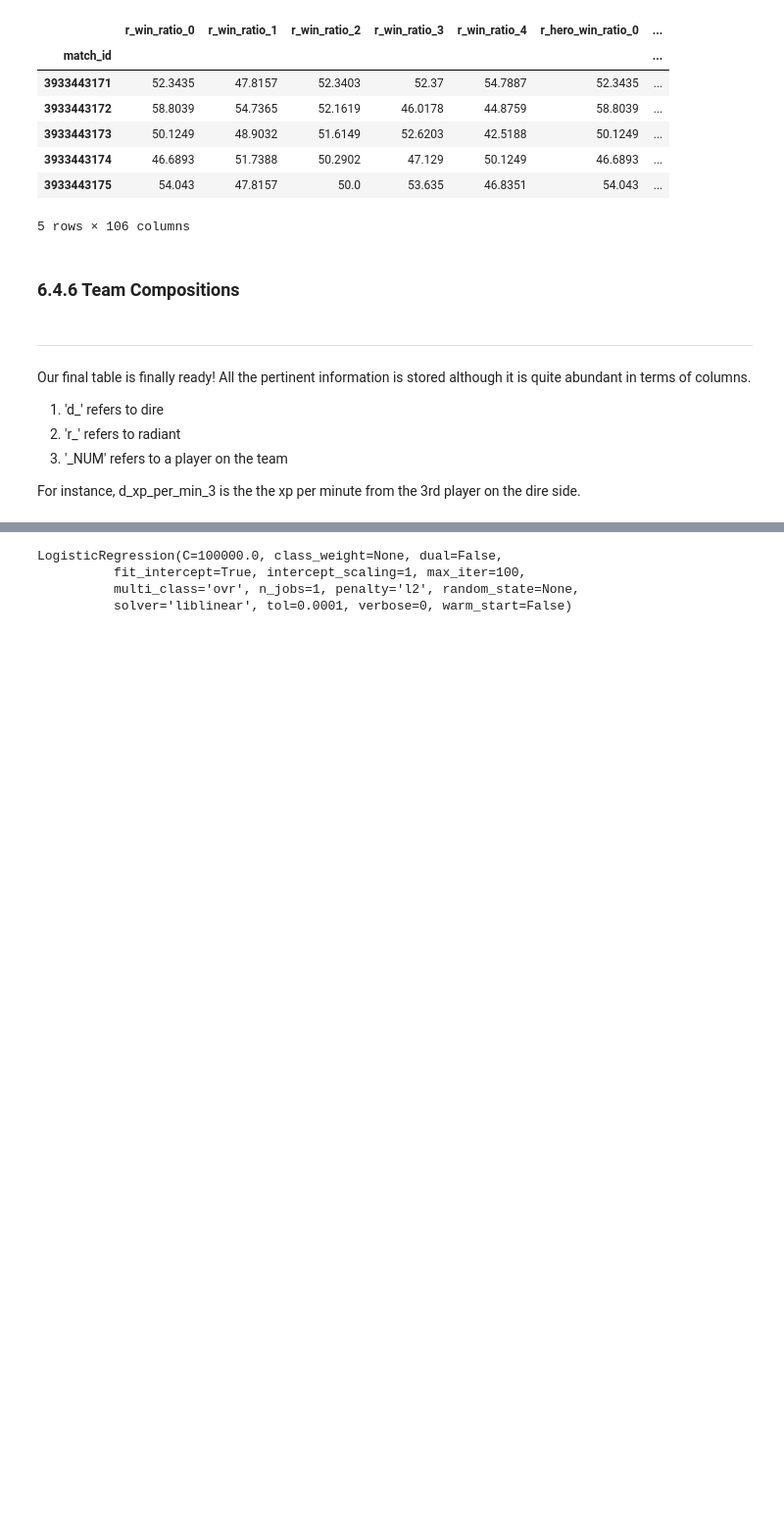
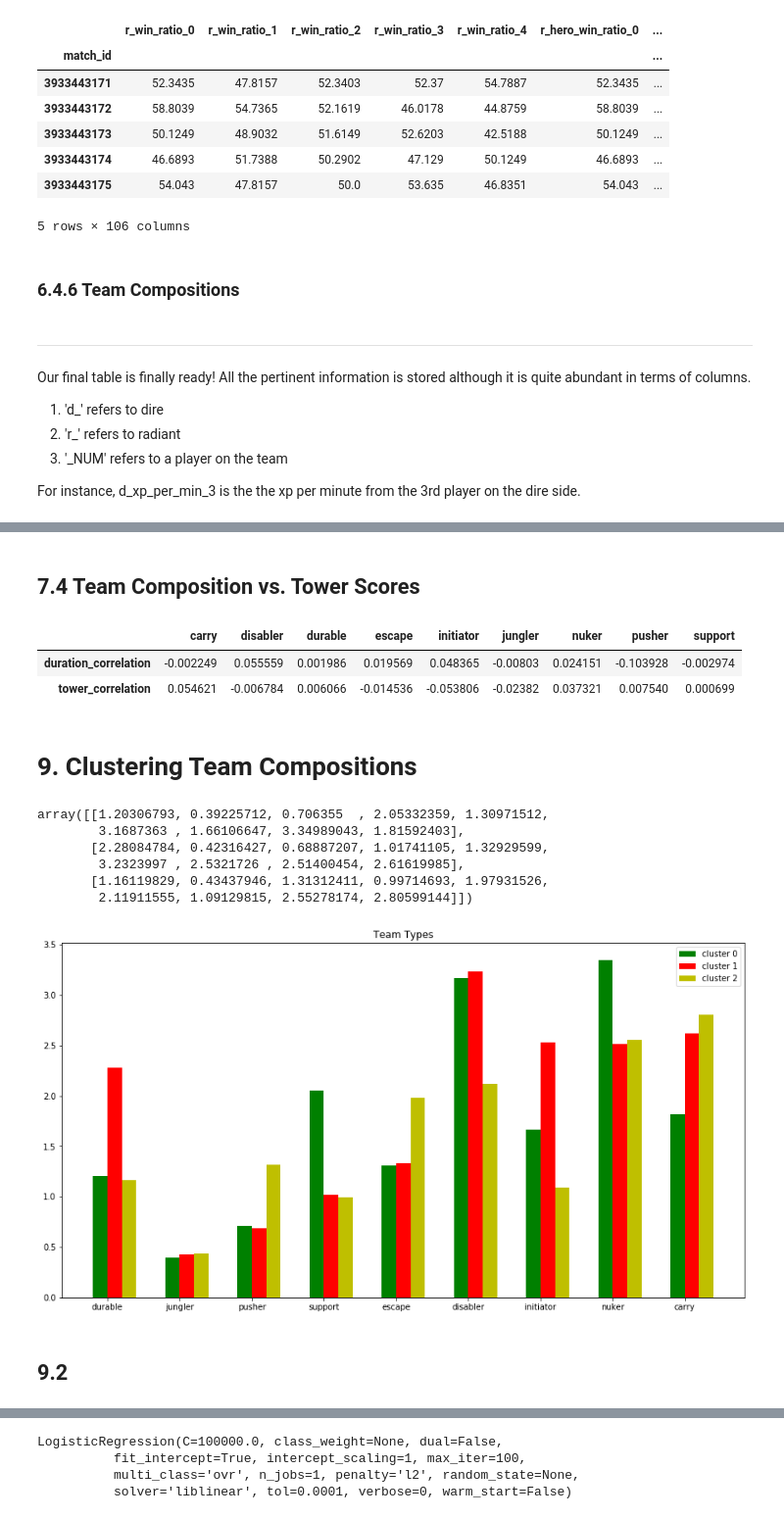
Before and after one commit to Samuel-Campbell/dota2, a Jupyter notebook: src/Dota2_Analysis.ipynb, the cells around one changed output, grey strips where cells are left out. Shown at 98% size. Saved outputs shown, nothing was run; the diff lists cells and outputs as text; code cells hidden in the pictures; blank space fills up the shorter version.

```diff
--- a/src/Dota2_Analysis.ipynb
+++ b/src/Dota2_Analysis.ipynb
@@ -1205,0 +1382,2 @@ import matplotlib.pyplot as plt
+# %% [markdown]
+## 7.4 Team Composition vs. Tower Scores
@@ -1205,0 +1421,47 @@ import matplotlib.pyplot as plt
+# %%
+pd.DataFrame(results).transpose()
+# %% [output]
+|  | carry | disabler | durable | escape | initiator | jungler | nuker | pusher | support |
+| duration_correlation | -0.002249 | 0.055559 | 0.001986 | 0.019569 | 0.048365 | -0.00803 | 0.024151 | -0.103928 | -0.002974 |
+| tower_correlation | 0.054621 | -0.006784 | 0.006066 | -0.014536 | -0.053806 | -0.02382 | 0.037321 | 0.007540 | 0.000699 |
+# %% [markdown]
+# 9. Clustering Team Compositions
+# %%
+from sklearn.cluster import KMeans
+X = training_df['radiant_comp_array'].tolist()
+X += training_df['dire_comp_array'].tolist()
+kmeans = KMeans(n_clusters=3, random_state=0).fit(X)
+kmeans.cluster_centers_
+# %% [output]
+array([[1.20306793, 0.39225712, 0.706355  , 2.05332359, 1.30971512,
+        3.1687363 , 1.66106647, 3.34989043, 1.81592403],
+       [2.28084784, 0.42316427, 0.68887207, 1.01741105, 1.32929599,
+        3.2323997 , 2.5321726 , 2.51400454, 2.61619985],
+       [1.16119829, 0.43437946, 1.31312411, 0.99714693, 1.97931526,
+        2.11911555, 1.09129815, 2.55278174, 2.80599144]])
+# %%
+with open('data/role_bits.json') as f:
+    role_bits = json.load(f)
+
+X = list(role_bits['role'].keys())
+X.reverse()
+
+fig, ax = plt.subplots(figsize=(15, 8))
+
+ind = np.arange(len(X))
+width = 0.2         # the width of the bars
+p1 = ax.bar(ind, kmeans.cluster_centers_[0], width, color='g')
+p2 = ax.bar(ind + width, kmeans.cluster_centers_[1], width, color='r')
+p3 = ax.bar(ind + (2 * width), kmeans.cluster_centers_[2], width, color='y')
+
+ax.set_title('Team Types')
+ax.set_xticks(ind + width / 2)
+ax.set_xticklabels(X)
+
+ax.legend((p1[0], p2[0], p3[0]), ('cluster 0', 'cluster 1', 'cluster 2'))
+
+plt.show()
+# %% [output]
+[figure, added]
+# %% [markdown]
+## 9.2
```
Also changed, not shown: parts of 31 cells of this notebook.
